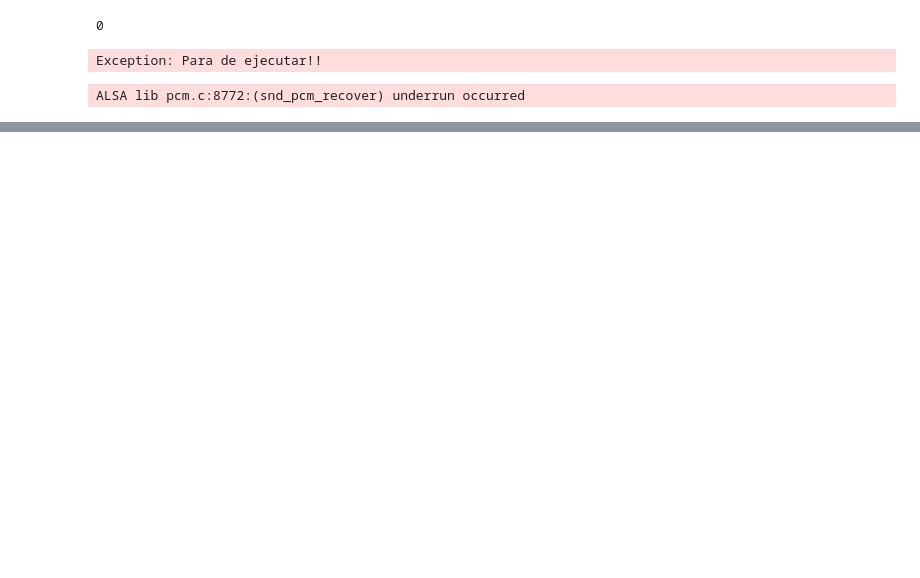
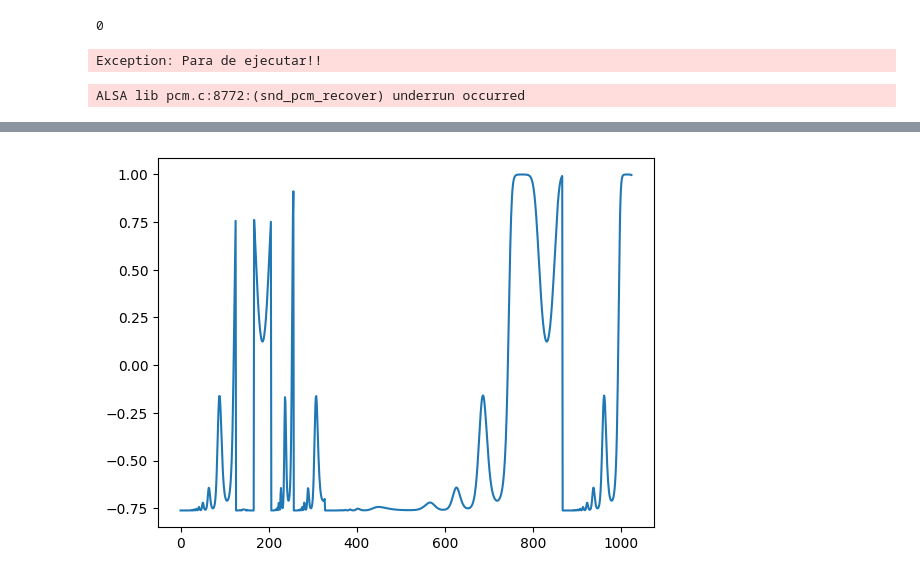
Before and after one commit to jperson4/Informatica-Musical, a Jupyter notebook: p5/p5.ipynb, the cells around one changed output, grey strips where cells are left out. Cells and saved outputs as stored; diff of their text form; code cells hidden in the pictures; blank space fills up the shorter version.

```diff
--- a/p5/p5.ipynb
+++ b/p5/p5.ipynb
@@ -204,2 +231,15 @@ input = s3
 # %%
 input = None
+# %%
+freq = Sine(C(5000) / X(avoid0=True),
+            max=C(440, show=True),
+            min=C(220, show=True),
+            show=True)
+
+
+s1 = Rep(freq, XP(valor=freq, exp=C(4)) * C(2) - C(1))
+s = Mixer([s1], tanh)
+input = s
+showOsc(s, 1, chunks=True)
+# %% [output]
+[figure, added]
```
Also changed, not shown: parts of 5 cells of this notebook, 7 other files.
